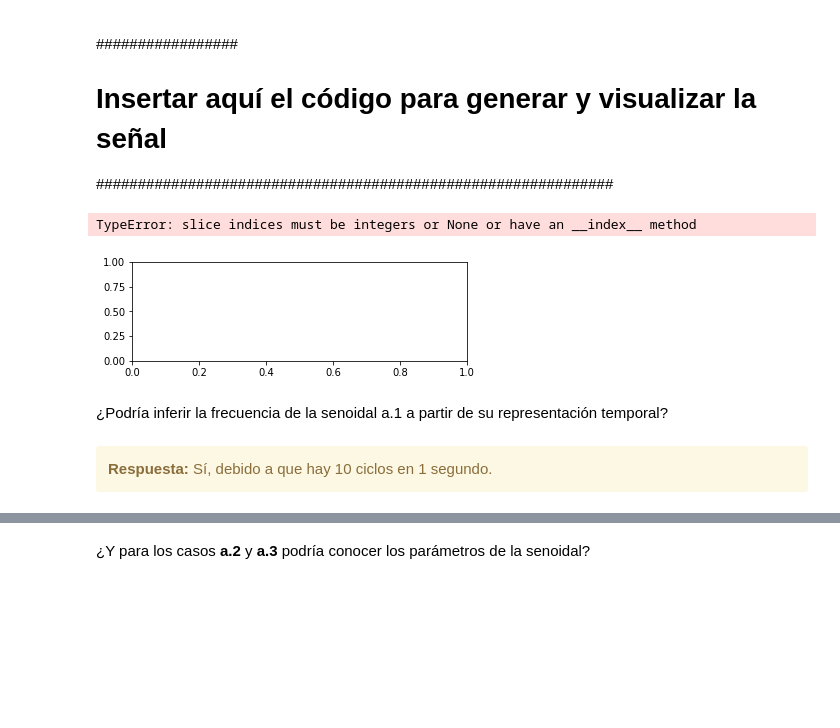
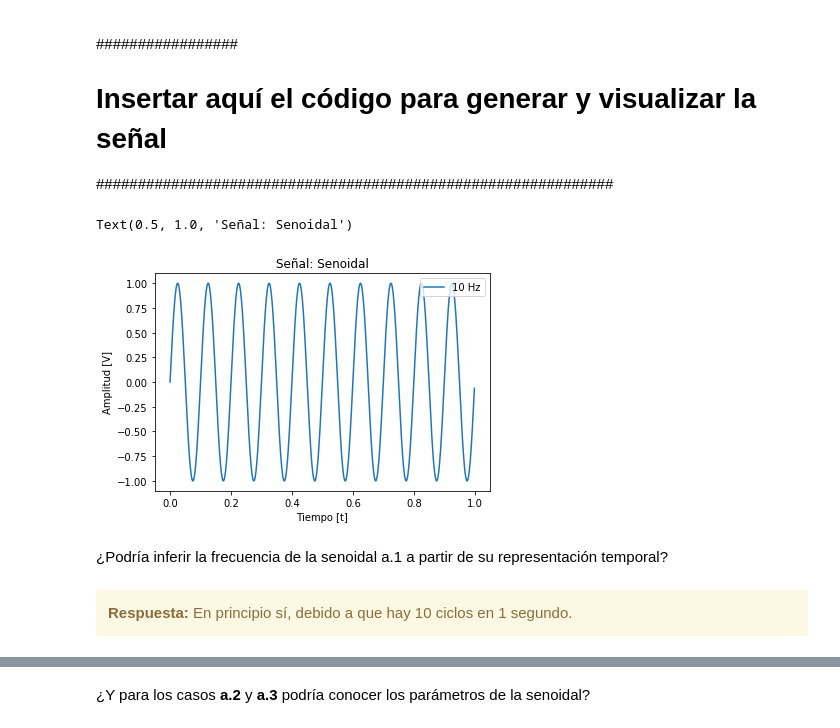
Before and after one commit to fgerce/DSP, a Jupyter notebook: TP1 - Muestreo de señales - Fourier.ipynb, the cells around one changed output, grey strips where cells are left out. Saved outputs shown, nothing was run; the diff lists cells and outputs as text; code cells hidden in the pictures; blank space fills up the shorter version.

```diff
--- a/TP1 - Muestreo de señales - Fourier.ipynb
+++ b/TP1 - Muestreo de señales - Fourier.ipynb
@@ -71,28 +71,22 @@ fs = 1000 # Hz
 # %%
 a0 = 1 # Volts
 p0 = 0 # radianes
-f0 = fs/4   # Hz
+f0 = 10   # Hz
 
 tt, signal = generador_senoidal (fs, f0, N, a0, p0)
 plt.plot(tt,signal, label='10 Hz')
 plt.legend(loc='upper right')
 plt.xlabel('Tiempo [t]')
 plt.ylabel('Amplitud [V]')
 plt.title("Señal: Senoidal")
-
-plt.subplot(2,1,1)
-modulo, fase, ww = analizador_espectro(signal, fs)
-plt.plot(ww, modulo)
-plt.subplot(2,1,2)
-plt.plot(ww, fase)
 # %% [output]
-TypeError: slice indices must be integers or None or have an __index__ method
+Text(0.5, 1.0, 'Señal: Senoidal')
-[figure, old version]
+[figure, new version]
 # %% [markdown]
 ¿Podría inferir la frecuencia de la senoidal a.1 a partir de su representación temporal?
 # %% [markdown]
 <div class="alert alert-block alert-warning">
-<b>Respuesta:</b> Sí, debido a que hay 10 ciclos en 1 segundo.
+<b>Respuesta:</b> En principio sí, debido a que hay 10 ciclos en 1 segundo.
 
 </div>
 # %%
```
Also changed, not shown: parts of 6 cells of this notebook, 5 other files.
